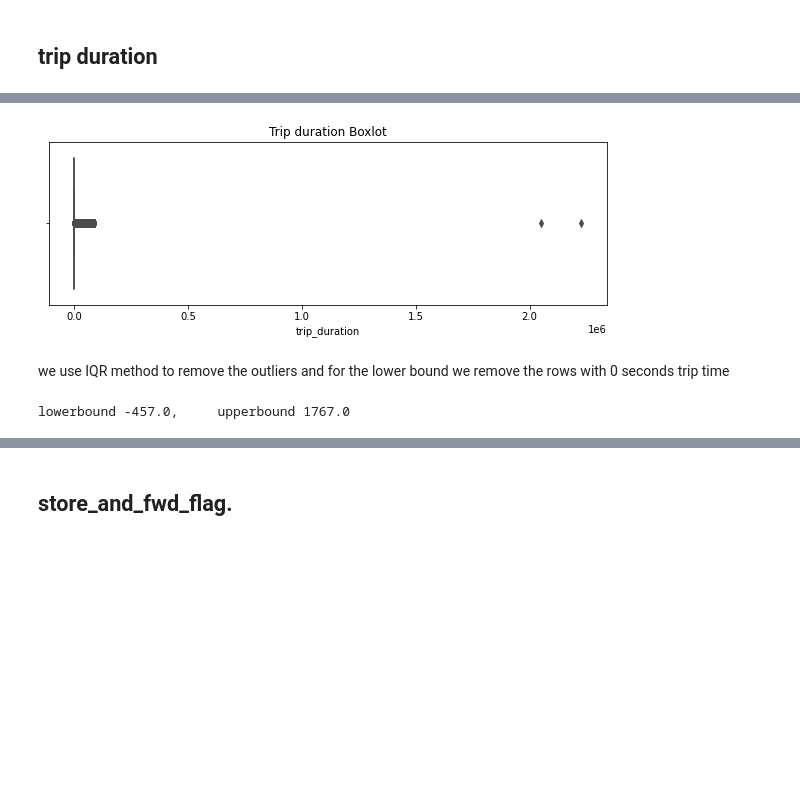
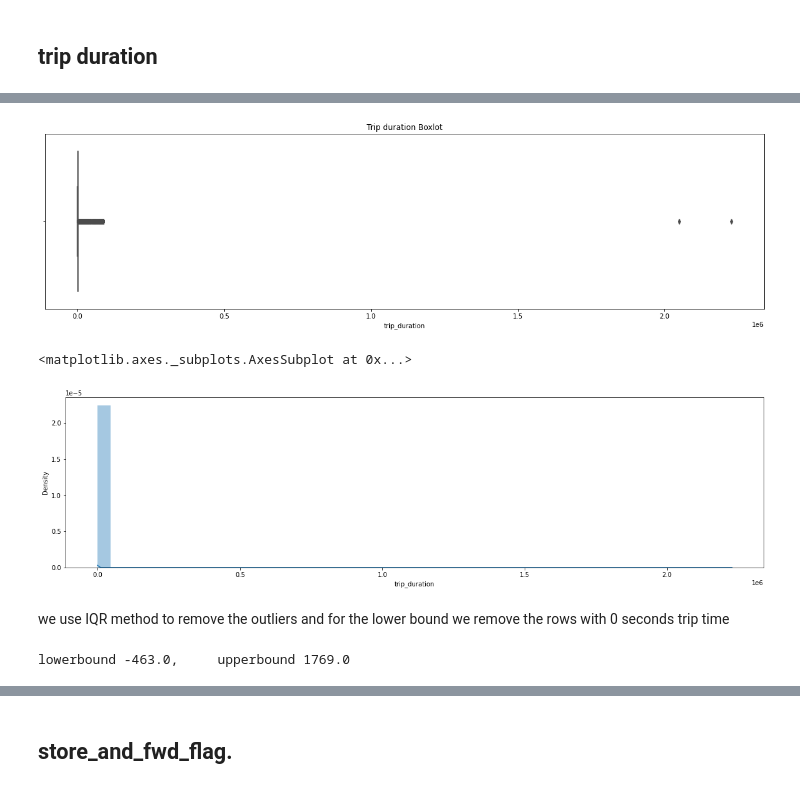
Before and after one commit to prabindebnath25/NYC-Taxi-Trip-Time-Prediction, a Jupyter notebook: NYC_Taxi_Trip_Time_Prediction_Capstone_Project.ipynb, the cells around one changed output, grey strips where cells are left out. Drawn from its saved outputs; the diff is of its cells as text; code cells hidden in the pictures; blank space fills up the shorter version.

```diff
--- a/NYC_Taxi_Trip_Time_Prediction_Capstone_Project.ipynb
+++ b/NYC_Taxi_Trip_Time_Prediction_Capstone_Project.ipynb
@@ -288,7 +288,7 @@ lowerbound -2.731340166358339,     upperbound 7.838444087296006
 To clean the data we use upper bound from the IQR method and for lower bound we use 0.1.
 # %%
 # Get rid of zero distance  and distances less then 100 km
-df = df[(df['distance'] > 0.1) & (df['distance'] < upperbound)]
+df = df[(df['distance'] > 0) & (df['distance'] < upperbound )]
 # %%
 # After removing the outliers
 plt.figure(figsize= (10,5))
@@ -302,11 +317,15 @@ plt.show()
 # %%
 # Check out the trip_duration.
-plt.figure(figsize=(10,3))
+plt.figure(figsize=(20,5))
 sns.boxplot(df['trip_duration'], color='orange')
 plt.title('Trip duration Boxlot')
 plt.show()
+plt.figure(figsize=(20,5))
+sns.distplot(df['trip_duration'])
 # %% [output]
-[figure, old version]
+[figure, new version]
+<matplotlib.axes._subplots.AxesSubplot at 0x...>
+[figure, added]
 # %% [markdown]
 we use IQR method to remove the outliers and for the lower bound we remove the rows with 0 seconds trip time
 # %%
@@ -314,5 +333,5 @@ we use IQR method to remove the outliers and for the lower bound we remove the r
 lowerbound,upperbound = outlier_treatment(df['trip_duration'])
 print(f"lowerbound {lowerbound},     upperbound {upperbound}")
 # %% [output]
-lowerbound -457.0,     upperbound 1767.0
+lowerbound -463.0,     upperbound 1769.0
 # %%
```
Also changed, not shown: parts of 33 cells of this notebook.
